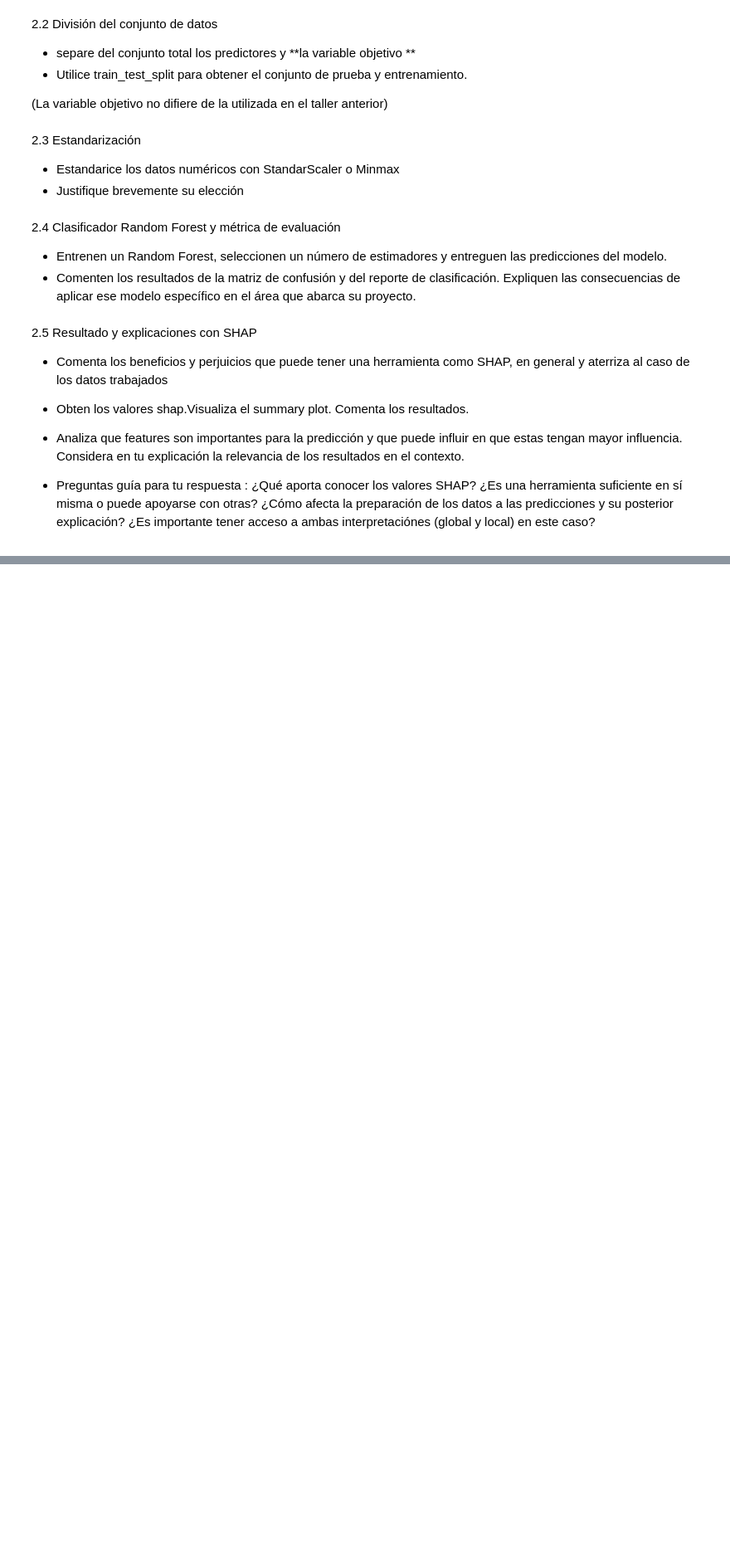
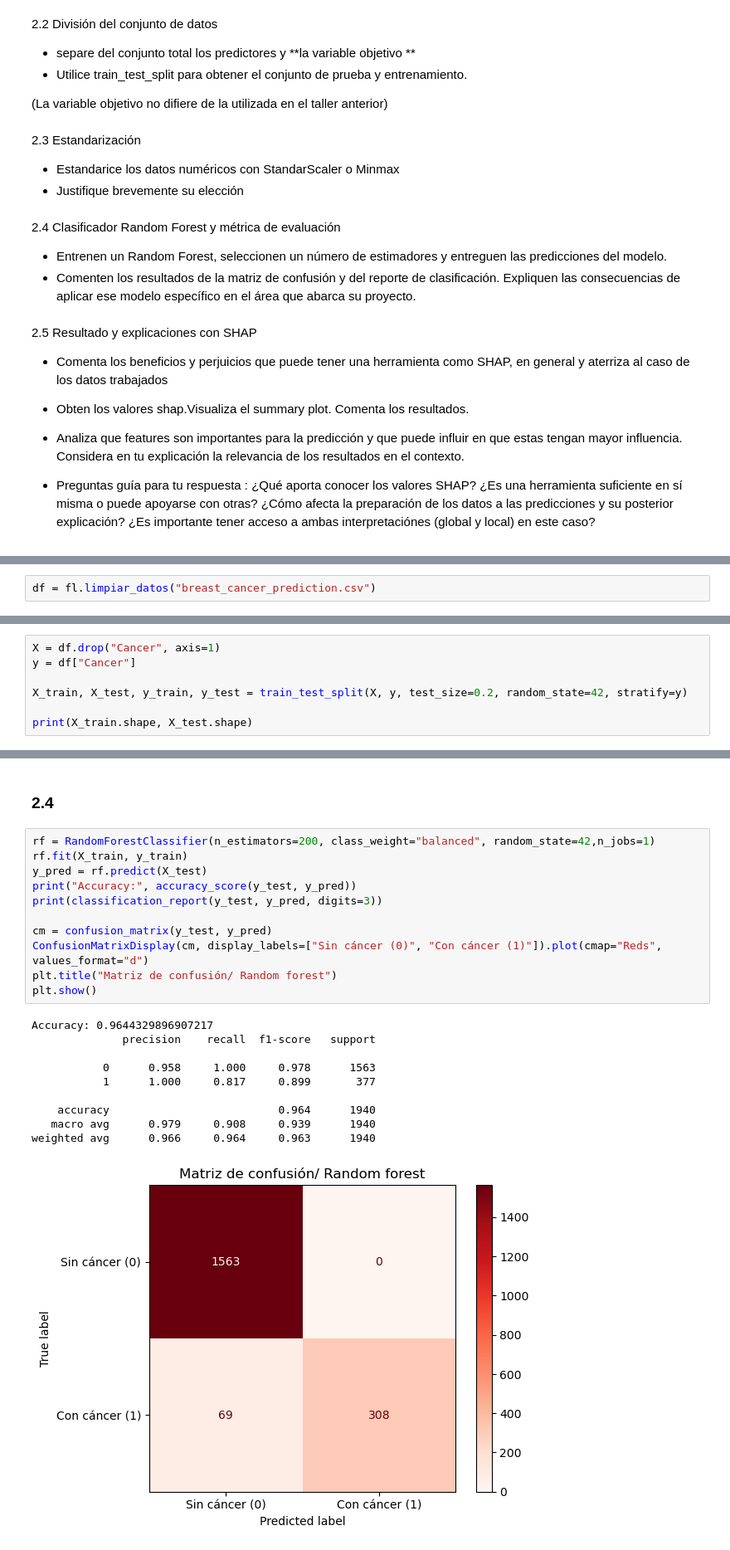
Before and after one commit to nacho200515/Taller_1_etica_para_ciencia_de_datos, a Jupyter notebook: Taller3/Taller_sumativo_3.ipynb, the cells around one changed output, grey strips where cells are left out. Shown at 83% size. Cells and saved outputs as stored; diff of their text form; blank space fills up the shorter version.

```diff
--- a/Taller3/Taller_sumativo_3.ipynb
+++ b/Taller3/Taller_sumativo_3.ipynb
@@ -206,0 +209,2 @@ from sklearn.preprocessing import LabelEncoder, OneHotEncoder, StandardScaler,Mi
+# %%
+df = fl.limpiar_datos("breast_cancer_prediction.csv")
@@ -206,0 +213,7 @@ from sklearn.preprocessing import LabelEncoder, OneHotEncoder, StandardScaler,Mi
+# %%
+X = df.drop("Cancer", axis=1)
+y = df["Cancer"]
+
+X_train, X_test, y_train, y_test = train_test_split(X, y, test_size=0.2, random_state=42, stratify=y)
+
+print(X_train.shape, X_test.shape)
@@ -206,0 +238,24 @@ from sklearn.preprocessing import LabelEncoder, OneHotEncoder, StandardScaler,Mi
+# %% [markdown]
+### 2.4
+# %%
+rf = RandomForestClassifier(n_estimators=200, class_weight="balanced", random_state=42,n_jobs=1)
+rf.fit(X_train, y_train)
+y_pred = rf.predict(X_test)
+print("Accuracy:", accuracy_score(y_test, y_pred))
+print(classification_report(y_test, y_pred, digits=3))
+
+cm = confusion_matrix(y_test, y_pred)
+ConfusionMatrixDisplay(cm, display_labels=["Sin cáncer (0)", "Con cáncer (1)"]).plot(cmap="Reds", values_format="d")
+plt.title("Matriz de confusión/ Random forest")
+plt.show()
+# %% [output]
+Accuracy: 0.9644329896907217
+              precision    recall  f1-score   support
+
+           0      0.958     1.000     0.978      1563
+           1      1.000     0.817     0.899       377
+
+    accuracy                          0.964      1940
+   macro avg      0.979     0.908     0.939      1940
+weighted avg      0.966     0.964     0.963      1940
+[figure, added]
```
Also changed, not shown: parts of 10 cells of this notebook, 2 other files.
